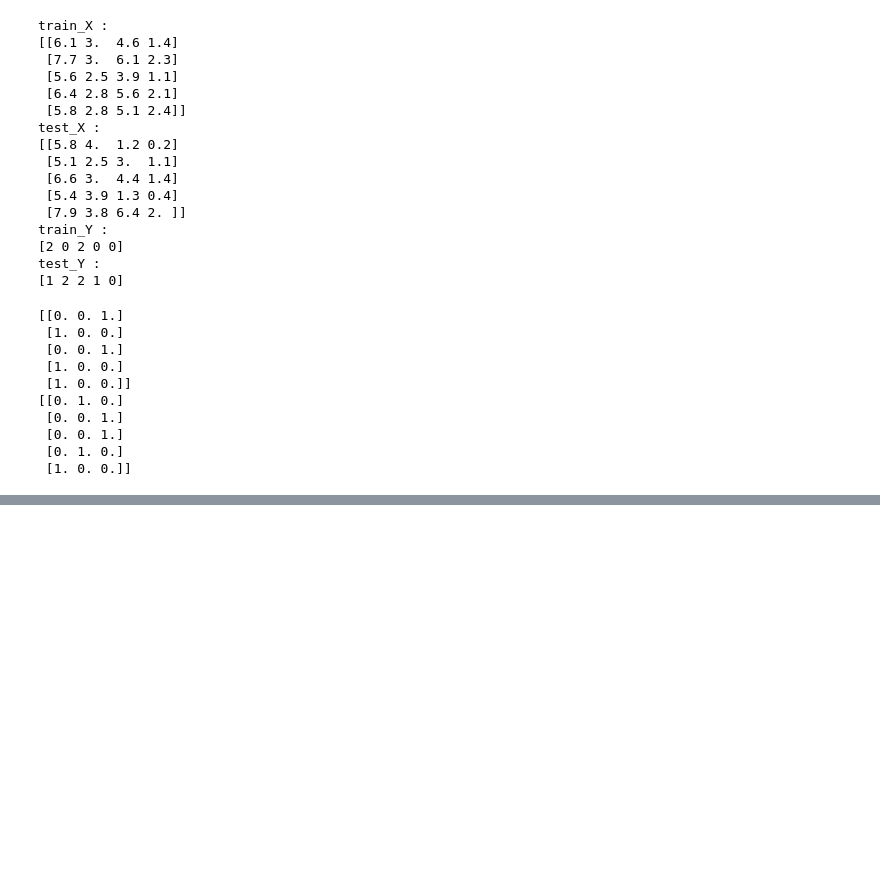
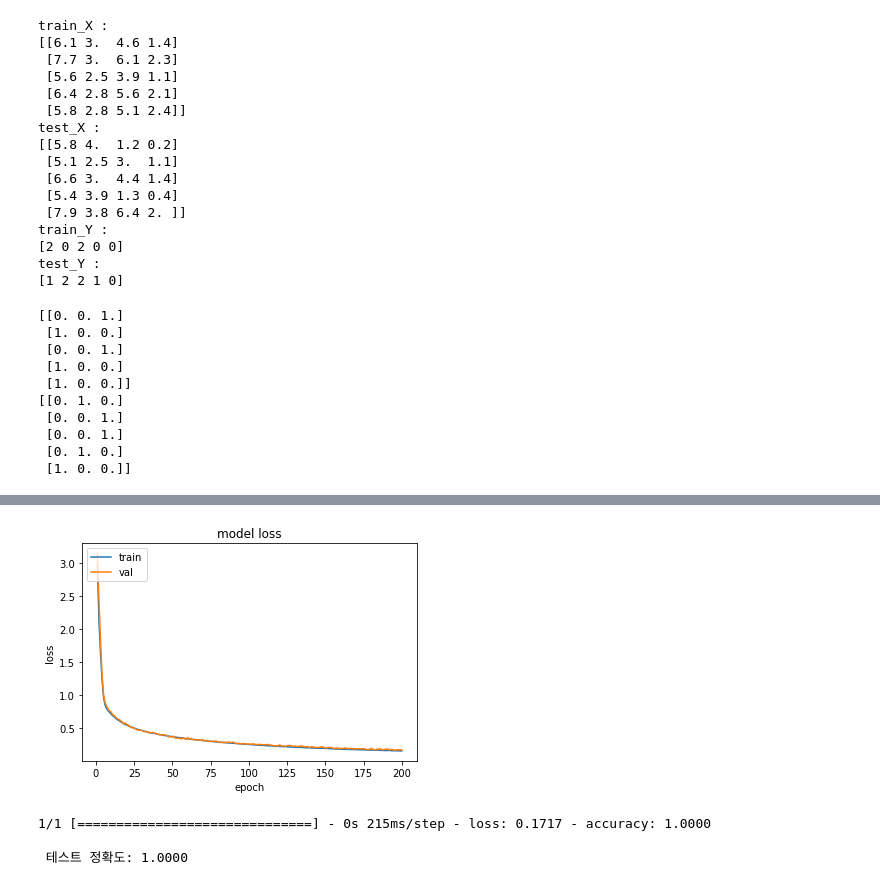
Before and after one commit to ChanyuMoon/Study, a Jupyter notebook: Neural network/Softmax Regression.ipynb, the cells around one changed output, grey strips where cells are left out. Drawn from its saved outputs; the diff is of its cells as text; code cells hidden in the pictures; blank space fills up the shorter version.

Commit message:
Code : upadate the Softmax Regression
FIxed the error which was occured by using the wrong variables on model.fit(). I had now put the one-hot encoded y inside.

```diff
--- a/Neural network/Softmax Regression.ipynb
+++ b/Neural network/Softmax Regression.ipynb
@@ -121,8 +121,9 @@ print(train_X.shape, train_Y.shape, test_X.shape, test_Y.shape)
 # %%
 model = Sequential()
+# Dense makes the layer, In this case get's 4dim input and gives 3 dim output.
 model.add(Dense(3, input_dim = 4, activation = "softmax"))
 sgd = optimizers.SGD(learning_rate= 0.01)
 model.compile(loss = "categorical_crossentropy", optimizer= "adam", metrics= ["accuracy"])
 model.summary()
-# history = model.fit(train_X, train_Y)
+history = model.fit(train_X, train_Y_hot, batch_size=1, epochs=200, validation_data=(test_X, test_Y_hot))
 # %% [output]
@@ -138,0 +149,17 @@ _________________________________________________________________
+# %%
+epochs = range(1, len(history.history['accuracy']) + 1)
+plt.plot(epochs, history.history['loss'])
+plt.plot(epochs, history.history['val_loss'])
+plt.title('model loss')
+plt.ylabel('loss')
+plt.xlabel('epoch')
+plt.legend(['train', 'val'], loc='upper left')
+plt.show()
+# %% [output]
+[figure, added]
+# %%
+print("\n 테스트 정확도: %.4f" % (model.evaluate(test_X, test_Y_hot)[1]))
+# %% [output]
+1/1 [==============================] - 0s 215ms/step - loss: 0.1717 - accuracy: 1.0000
+
+ 테스트 정확도: 1.0000
```
Also changed, not shown: parts of 3 cells of this notebook.
